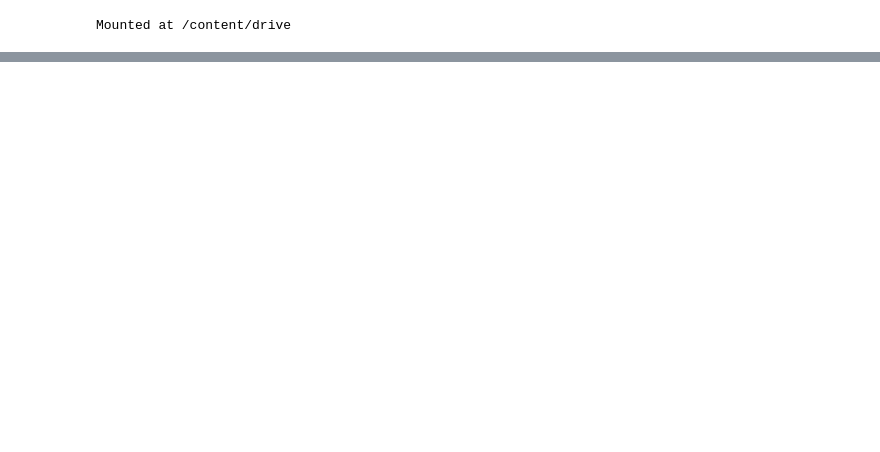
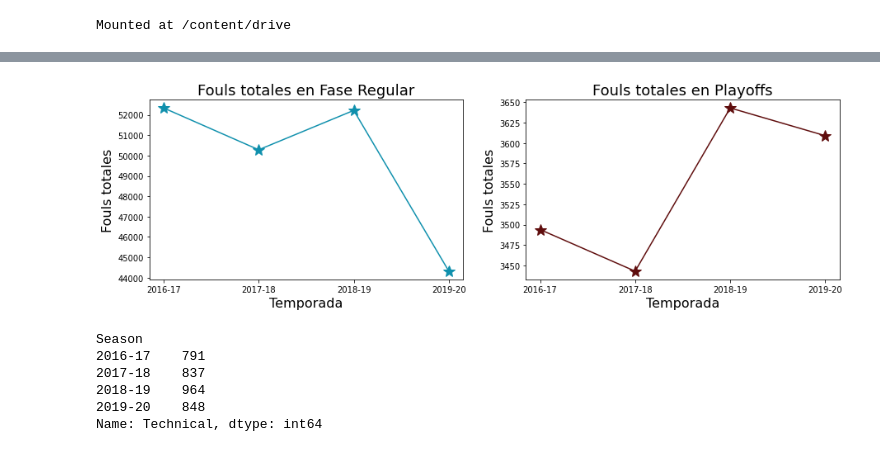
Before and after one commit to Raghnus/visualizaciones_datos, a Jupyter notebook: VisualizacionFoulsNBAPorReferee.ipynb, the cells around one changed output, grey strips where cells are left out. Cells and saved outputs as stored; diff of their text form; code cells hidden in the pictures; blank space fills up the shorter version.

```diff
--- a/VisualizacionFoulsNBAPorReferee.ipynb
+++ b/VisualizacionFoulsNBAPorReferee.ipynb
@@ -36,0 +69,27 @@ plt.xticks(rotation = 90);
+# %%
+plt.figure(figsize=(15,4))
+plt.subplot(1,2,2);
+plt.xlabel('Temporada',fontsize=16)
+plt.ylabel('Fouls totales',fontsize=16)
+plt.title('Fouls totales en Playoffs', fontsize=18)
+plt.plot(df_play.groupby(['Season'])['Total fouls'].sum().index,
+         df_play.groupby(['Season'])['Total fouls'].sum().values,
+         c='#5F0D0D',marker='*', markersize=15);
+plt.subplot(1,2,1);
+plt.xlabel('Temporada',fontsize=16)
+plt.ylabel('Fouls totales',fontsize=16)
+plt.title('Fouls totales en Fase Regular', fontsize=18)
+plt.plot(df_regular.groupby(['Season'])['Total fouls'].sum().index,
+         df_regular.groupby(['Season'])['Total fouls'].sum().values,
+         c='#0F90AD',marker='*', markersize=15);
+# %% [output]
+[figure, added]
+# %%
+df.groupby(['Season'])['Technical'].sum()
+# %% [output]
+Season
+2016-17    791
+2017-18    837
+2018-19    964
+2019-20    848
+Name: Technical, dtype: int64
```
Also changed, not shown: parts of 8 cells of this notebook.
